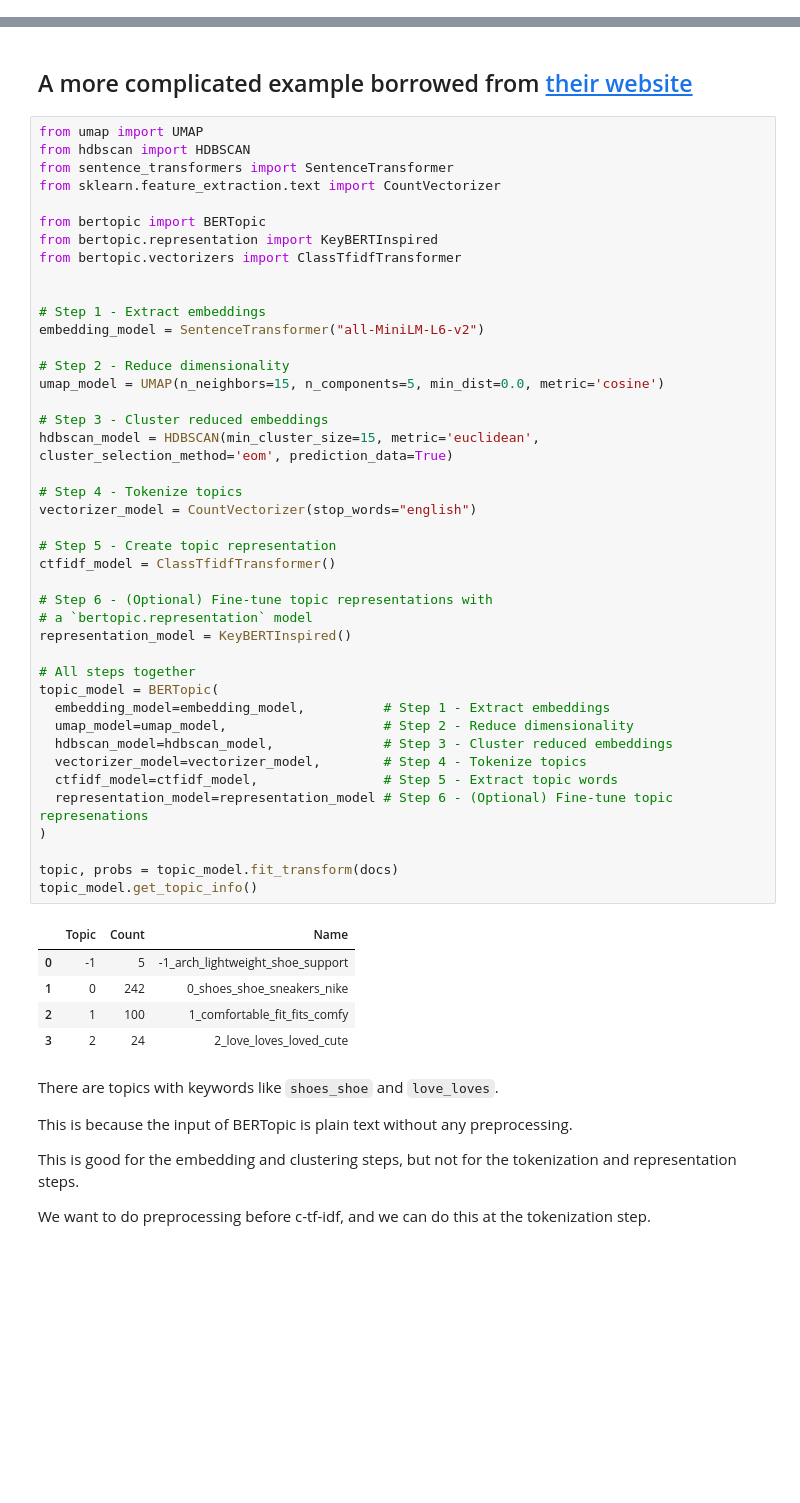
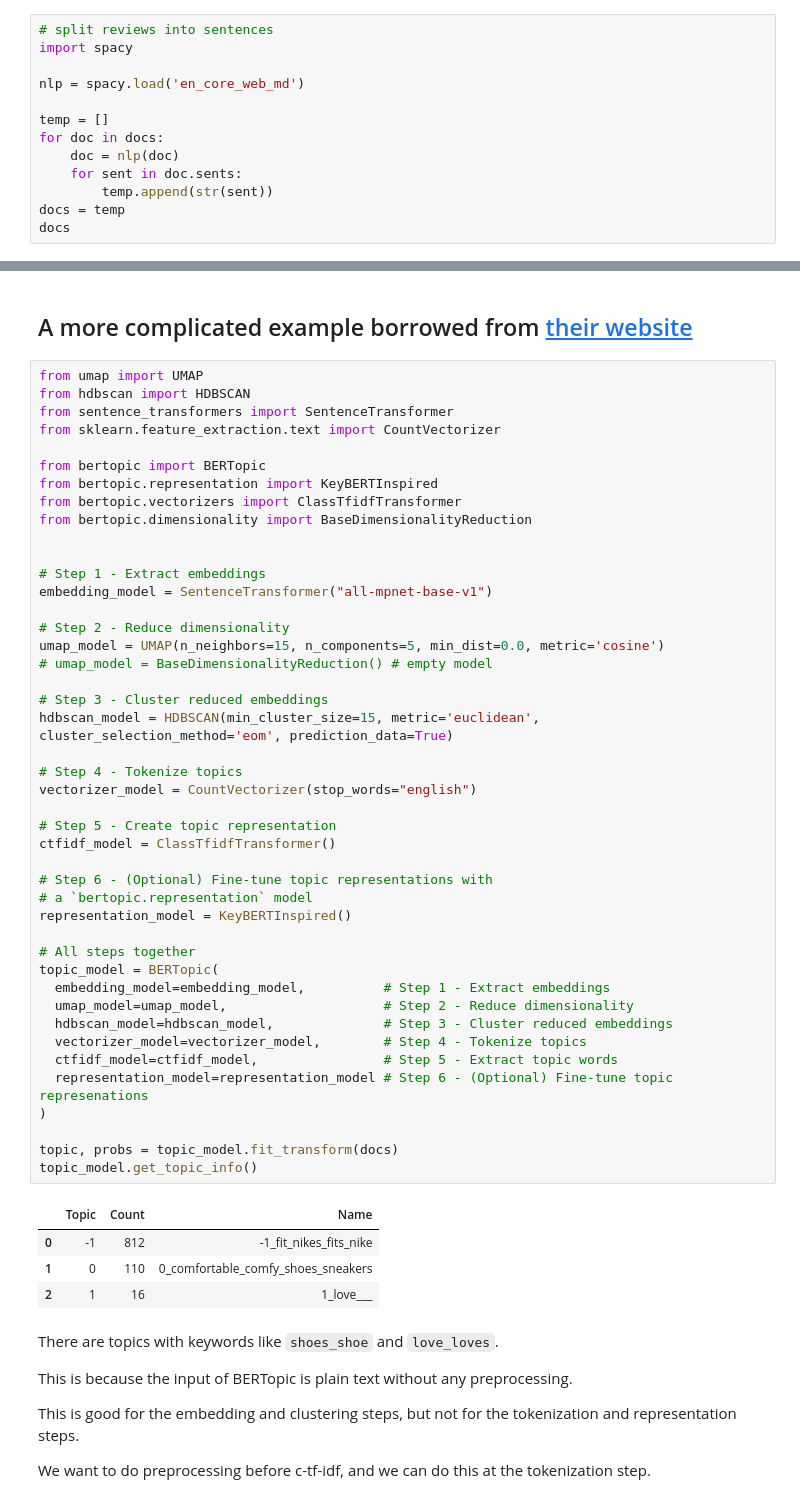
Before and after one commit to EyeofBeholder-NLeSC/orange3-argument, a Jupyter notebook: notebooks/explore_bertopic.ipynb, the cells around one changed output, grey strips where cells are left out. Saved outputs shown, nothing was run; the diff lists cells and outputs as text; blank space fills up the shorter version.

```diff
--- a/notebooks/explore_bertopic.ipynb
+++ b/notebooks/explore_bertopic.ipynb
@@ -32,3 +32,16 @@ docs
 369    Super comfortable and fit my small feet perfec...
 370                                    Love these shoes!
 Name: reviewText, dtype: object
+# %%
+# split reviews into sentences
+import spacy
+
+nlp = spacy.load('en_core_web_md')
+
+temp = []
+for doc in docs:
+    doc = nlp(doc)
+    for sent in doc.sents:
+        temp.append(str(sent))
+docs = temp
+docs
@@ -79,45 +130,46 @@ from sklearn.feature_extraction.text import CountVectorizer
 from bertopic import BERTopic
 from bertopic.representation import KeyBERTInspired
 from bertopic.vectorizers import ClassTfidfTransformer
+from bertopic.dimensionality import BaseDimensionalityReduction
 
 
 # Step 1 - Extract embeddings
-embedding_model = SentenceTransformer("all-MiniLM-L6-v2")
+embedding_model = SentenceTransformer("all-mpnet-base-v1")
 
 # Step 2 - Reduce dimensionality
 umap_model = UMAP(n_neighbors=15, n_components=5, min_dist=0.0, metric='cosine')
+# umap_model = BaseDimensionalityReduction() # empty model
 
 # Step 3 - Cluster reduced embeddings
 hdbscan_model = HDBSCAN(min_cluster_size=15, metric='euclidean', cluster_selection_method='eom', prediction_data=True)
 
 # Step 4 - Tokenize topics
 vectorizer_model = CountVectorizer(stop_words="english")
 
 # Step 5 - Create topic representation
 ctfidf_model = ClassTfidfTransformer()
 
 # Step 6 - (Optional) Fine-tune topic representations with
 # a `bertopic.representation` model
 representation_model = KeyBERTInspired()
 
 # All steps together
 topic_model = BERTopic(
   embedding_model=embedding_model,          # Step 1 - Extract embeddings
   umap_model=umap_model,                    # Step 2 - Reduce dimensionality
   hdbscan_model=hdbscan_model,              # Step 3 - Cluster reduced embeddings
   vectorizer_model=vectorizer_model,        # Step 4 - Tokenize topics
   ctfidf_model=ctfidf_model,                # Step 5 - Extract topic words
   representation_model=representation_model # Step 6 - (Optional) Fine-tune topic represenations
 )
 
 topic, probs = topic_model.fit_transform(docs)
 topic_model.get_topic_info()
 # %% [output]
 |  | Topic | Count | Name |
-| 0 | -1 | 5 | -1_arch_lightweight_shoe_support |
-| 1 | 0 | 242 | 0_shoes_shoe_sneakers_nike |
-| 2 | 1 | 100 | 1_comfortable_fit_fits_comfy |
-| 3 | 2 | 24 | 2_love_loves_loved_cute |
+| 0 | -1 | 812 | -1_fit_nikes_fits_nike |
+| 1 | 0 | 110 | 0_comfortable_comfy_shoes_sneakers |
+| 2 | 1 | 16 | 1_love___ |
 # %% [markdown]
 There are topics with keywords like `shoes_shoe` and `love_loves`.
 
```
Also changed, not shown: parts of 11 cells of this notebook, 2 other files.
